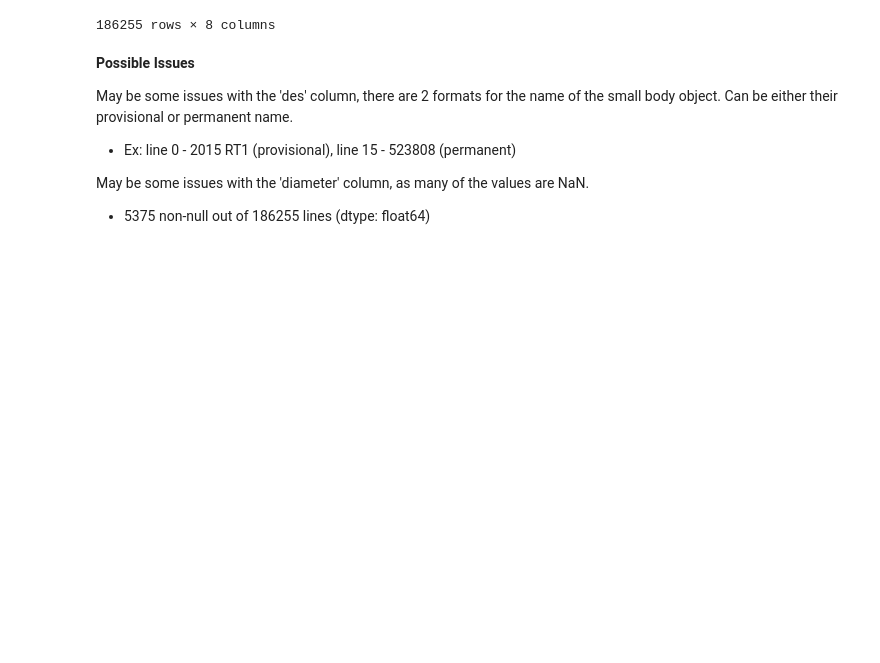
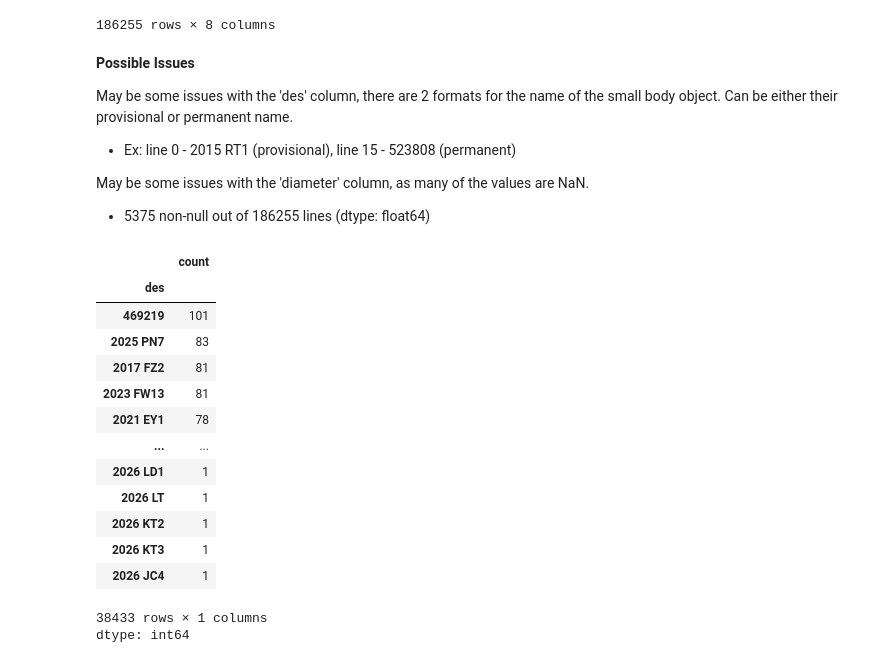
Before and after one commit to benteMarij/DSRP-Small-Body-Close-Approaches-BMdZ, a Jupyter notebook: Bente_de_Zwart_DSRP_Colab_Small_Body_Close_Approaches.ipynb, the cells around one changed output. Saved outputs shown, nothing was run; the diff lists cells and outputs as text; code cells hidden in the pictures; blank space fills up the shorter version.

```diff
--- a/Bente_de_Zwart_DSRP_Colab_Small_Body_Close_Approaches.ipynb
+++ b/Bente_de_Zwart_DSRP_Colab_Small_Body_Close_Approaches.ipynb
@@ -48,3 +51,21 @@ May be some issues with the 'des' column, there are 2 formats for the name of th
 
 May be some issues with the 'diameter' column, as many of the values are NaN.
 * 5375 non-null out of 186255 lines (dtype: float64)
+# %%
+df['des'].value_counts()
+# %% [output]
+|  | count |
+| des |  |
+| 469219 | 101 |
+| 2025 PN7 | 83 |
+| 2017 FZ2 | 81 |
+| 2023 FW13 | 81 |
+| 2021 EY1 | 78 |
+| ... | ... |
+| 2026 LD1 | 1 |
+| 2026 LT | 1 |
+| 2026 KT2 | 1 |
+| 2026 KT3 | 1 |
+| 2026 JC4 | 1 |
+38433 rows × 1 columns
+dtype: int64
```
Also changed, not shown: parts of 4 cells of this notebook.
